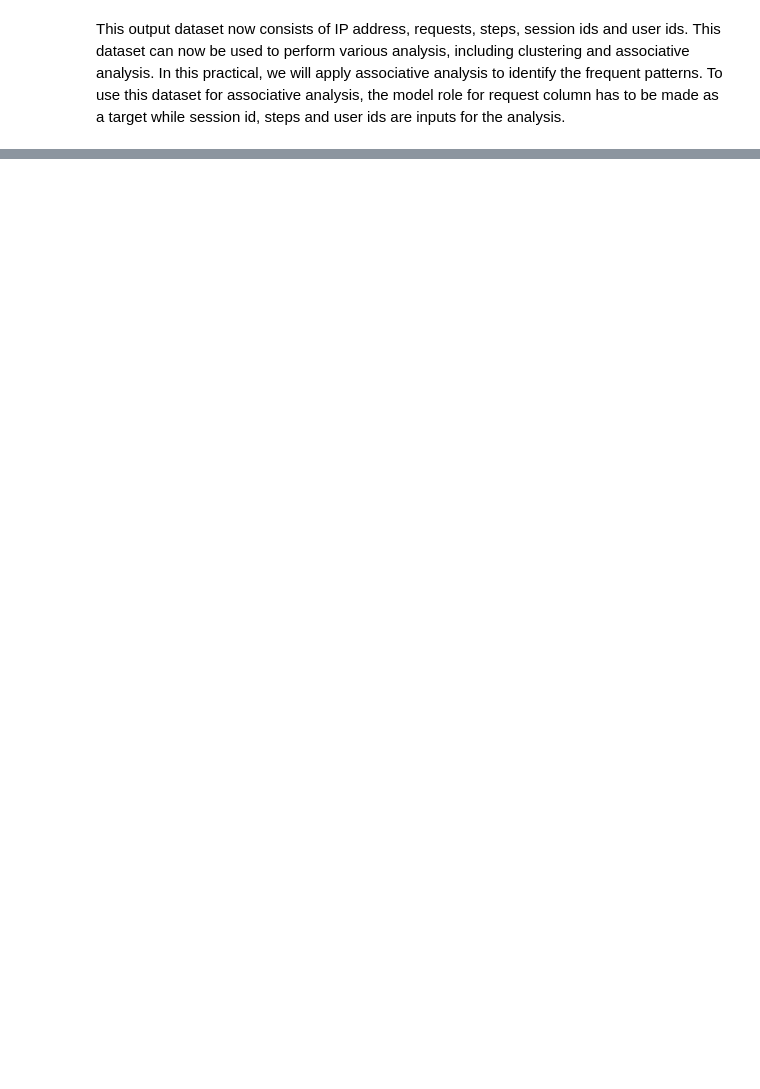
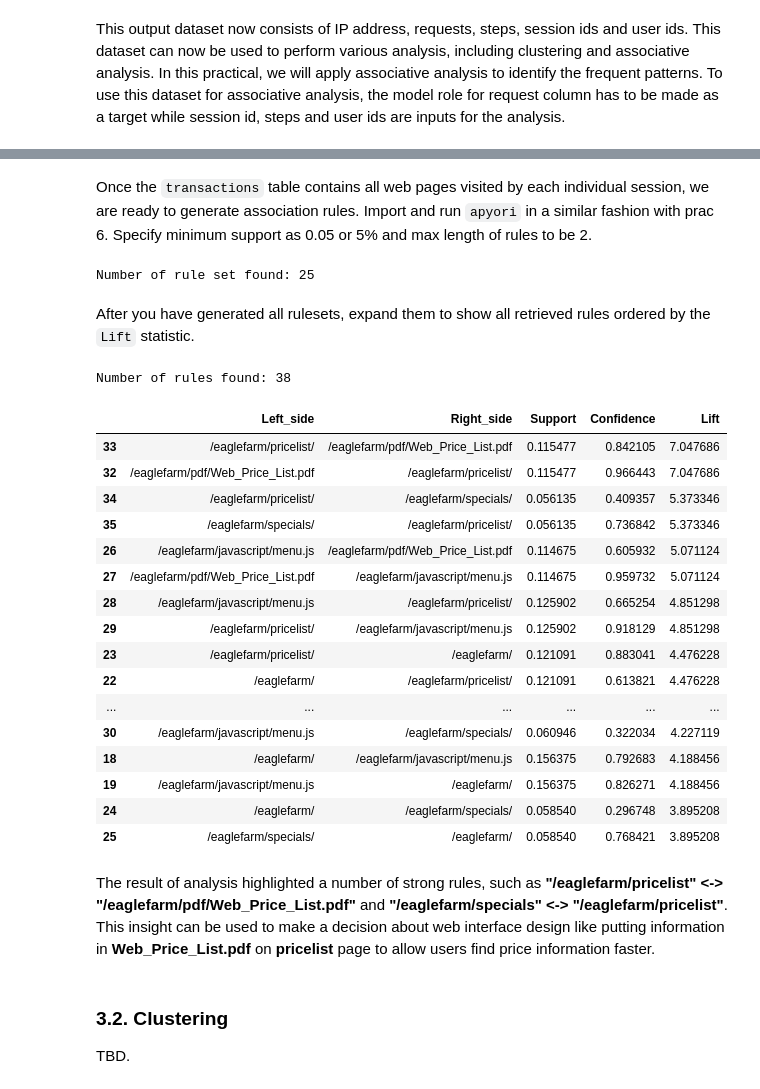
Before and after one commit to liehendi11/IFN645, a Jupyter notebook: prac09_web_mining.ipynb, the cells around one changed output, grey strips where cells are left out. Cells and saved outputs as stored; diff of their text form; code cells hidden in the pictures; blank space fills up the shorter version.

```diff
--- a/prac09_web_mining.ipynb
+++ b/prac09_web_mining.ipynb
@@ -233,0 +249,5 @@ All about that association rules.
+# %%
+transactions = df3.groupby(['Session'])['Request'].apply(list)
+
+# print out first 5 transactions
+print(transactions[:5])
@@ -233,0 +262,61 @@ All about that association rules.
+# %% [markdown]
+Once the `transactions` table contains all web pages visited by each individual session, we are ready to generate association rules. Import and run `apyori` in a similar fashion with prac 6. Specify minimum support as 0.05 or 5% and max length of rules to be 2.
+# %%
+from apyori import apriori
+
+# type cast the transactions from pandas into normal list format and run apriori
+transaction_list = list(transactions)
+results = list(apriori(transaction_list, min_support=0.05, max_length=2))
+
+# print first 5 rule set
+print("Number of rule set found:", len(results))
+# %% [output]
+Number of rule set found: 25
+# %% [markdown]
+After you have generated all rulesets, expand them to show all retrieved rules ordered by the `Lift` statistic.
+# %%
+def convert_apriori_results_to_pandas_df(results):
+    rules = []
+
+    for rule_set in results:
+        for rule in rule_set.ordered_statistics:
+            # items_base = left side of rules, items_add = right side
+            # support, confidence and lift for respective rules
+            rules.append([','.join(rule.items_base), ','.join(rule.items_add),
+                         rule_set.support, rule.confidence, rule.lift])
+
+    # typecast it to pandas df
+    return pd.DataFrame(rules, columns=['Left_side', 'Right_side', 'Support', 'Confidence', 'Lift'])
+
+result_df = convert_apriori_results_to_pandas_df(results)
+result_df = result_df.sort_values(by='Lift', ascending=False)
+
+print("Number of rules found:", len(result_df))
+
+pd.set_option('display.max_colwidth', 100)
+result_df.head(20)
+# %% [output]
+Number of rules found: 38
+|  | Left_side | Right_side | Support | Confidence | Lift |
+| 33 | /eaglefarm/pricelist/ | /eaglefarm/pdf/Web_Price_List.pdf | 0.115477 | 0.842105 | 7.047686 |
+| 32 | /eaglefarm/pdf/Web_Price_List.pdf | /eaglefarm/pricelist/ | 0.115477 | 0.966443 | 7.047686 |
+| 34 | /eaglefarm/pricelist/ | /eaglefarm/specials/ | 0.056135 | 0.409357 | 5.373346 |
+| 35 | /eaglefarm/specials/ | /eaglefarm/pricelist/ | 0.056135 | 0.736842 | 5.373346 |
+| 26 | /eaglefarm/javascript/menu.js | /eaglefarm/pdf/Web_Price_List.pdf | 0.114675 | 0.605932 | 5.071124 |
+| 27 | /eaglefarm/pdf/Web_Price_List.pdf | /eaglefarm/javascript/menu.js | 0.114675 | 0.959732 | 5.071124 |
+| 28 | /eaglefarm/javascript/menu.js | /eaglefarm/pricelist/ | 0.125902 | 0.665254 | 4.851298 |
+| 29 | /eaglefarm/pricelist/ | /eaglefarm/javascript/menu.js | 0.125902 | 0.918129 | 4.851298 |
+| 23 | /eaglefarm/pricelist/ | /eaglefarm/ | 0.121091 | 0.883041 | 4.476228 |
+| 22 | /eaglefarm/ | /eaglefarm/pricelist/ | 0.121091 | 0.613821 | 4.476228 |
+| ... | ... | ... | ... | ... | ... |
+| 30 | /eaglefarm/javascript/menu.js | /eaglefarm/specials/ | 0.060946 | 0.322034 | 4.227119 |
+| 18 | /eaglefarm/ | /eaglefarm/javascript/menu.js | 0.156375 | 0.792683 | 4.188456 |
+| 19 | /eaglefarm/javascript/menu.js | /eaglefarm/ | 0.156375 | 0.826271 | 4.188456 |
+| 24 | /eaglefarm/ | /eaglefarm/specials/ | 0.058540 | 0.296748 | 3.895208 |
+| 25 | /eaglefarm/specials/ | /eaglefarm/ | 0.058540 | 0.768421 | 3.895208 |
+# %% [markdown]
+The result of analysis highlighted a number of strong rules, such as **"/eaglefarm/pricelist" <-> "/eaglefarm/pdf/Web_Price_List.pdf"** and **"/eaglefarm/specials" <-> "/eaglefarm/pricelist"**. This insight can be used to make a decision about web interface design like putting information in **Web_Price_List.pdf** on **pricelist** page to allow users find price information faster.
+# %% [markdown]
+### 3.2. Clustering
+
+TBD.
```
Also changed, not shown: parts of 12 cells of this notebook.
